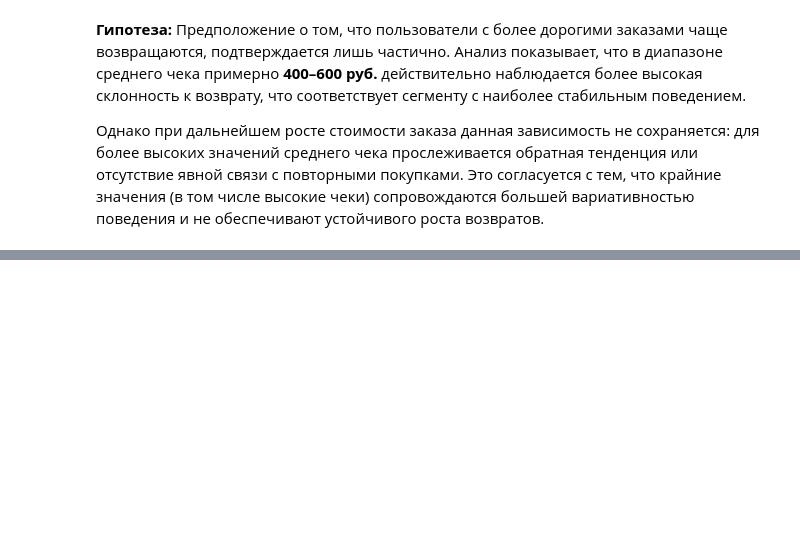
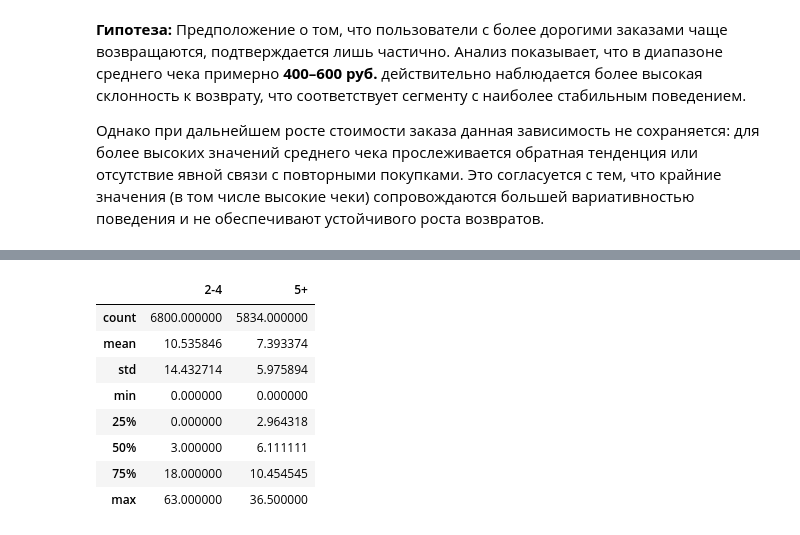
Before and after one commit to achezganov/yandex_afisha_eda, a Jupyter notebook: main.ipynb, the cells around one changed output, grey strips where cells are left out. Drawn from its saved outputs; the diff is of its cells as text; code cells hidden in the pictures; blank space fills up the shorter version.

```diff
--- a/main.ipynb
+++ b/main.ipynb
@@ -1443,0 +1530,23 @@ draft
+# %%
+# Создаем датафрейм содержащий пользователей, у которых от 2-4 заказов
+orders_2_4 = up[(up['is_two'] == True) & (up['is_five'] == False)]
+# Создаем датафрейм содержащий пользователей, у которых 5+ заказов
+orders_5_more = up[up['is_five'] == True]
+
+# Среднее время между заказами пользователей содержится в поле avg_days_between
+stats_df = pd.DataFrame({
+    '2-4': orders_2_4['avg_days_between'].describe(),
+    '5+': orders_5_more['avg_days_between'].describe()
+})
+
+stats_df
+# %% [output]
+|  | 2-4 | 5+ |
+| count | 6800.000000 | 5834.000000 |
+| mean | 10.535846 | 7.393374 |
+| std | 14.432714 | 5.975894 |
+| min | 0.000000 | 0.000000 |
+| 25% | 0.000000 | 2.964318 |
+| 50% | 3.000000 | 6.111111 |
+| 75% | 18.000000 | 10.454545 |
+| max | 63.000000 | 36.500000 |
```
Also changed, not shown: parts of 7 cells of this notebook.
